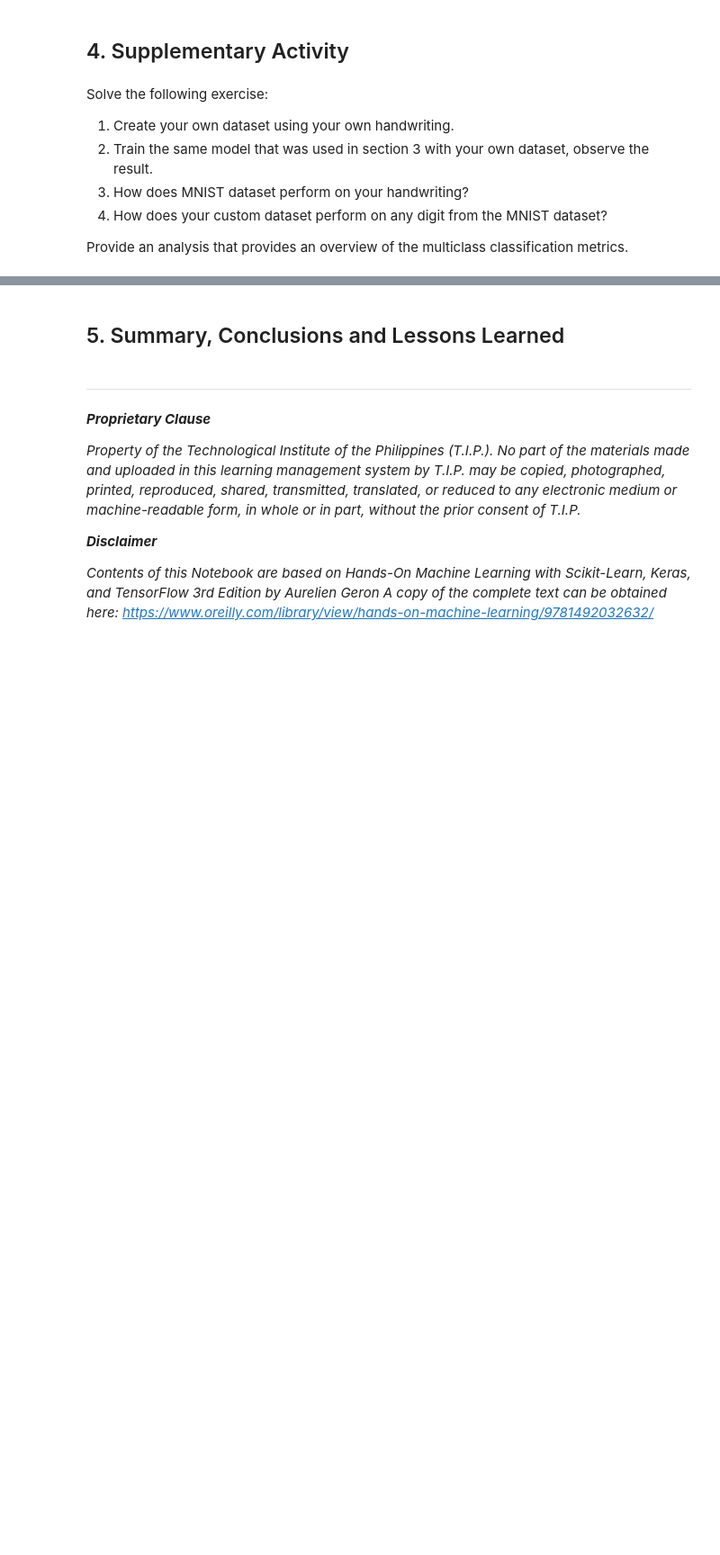
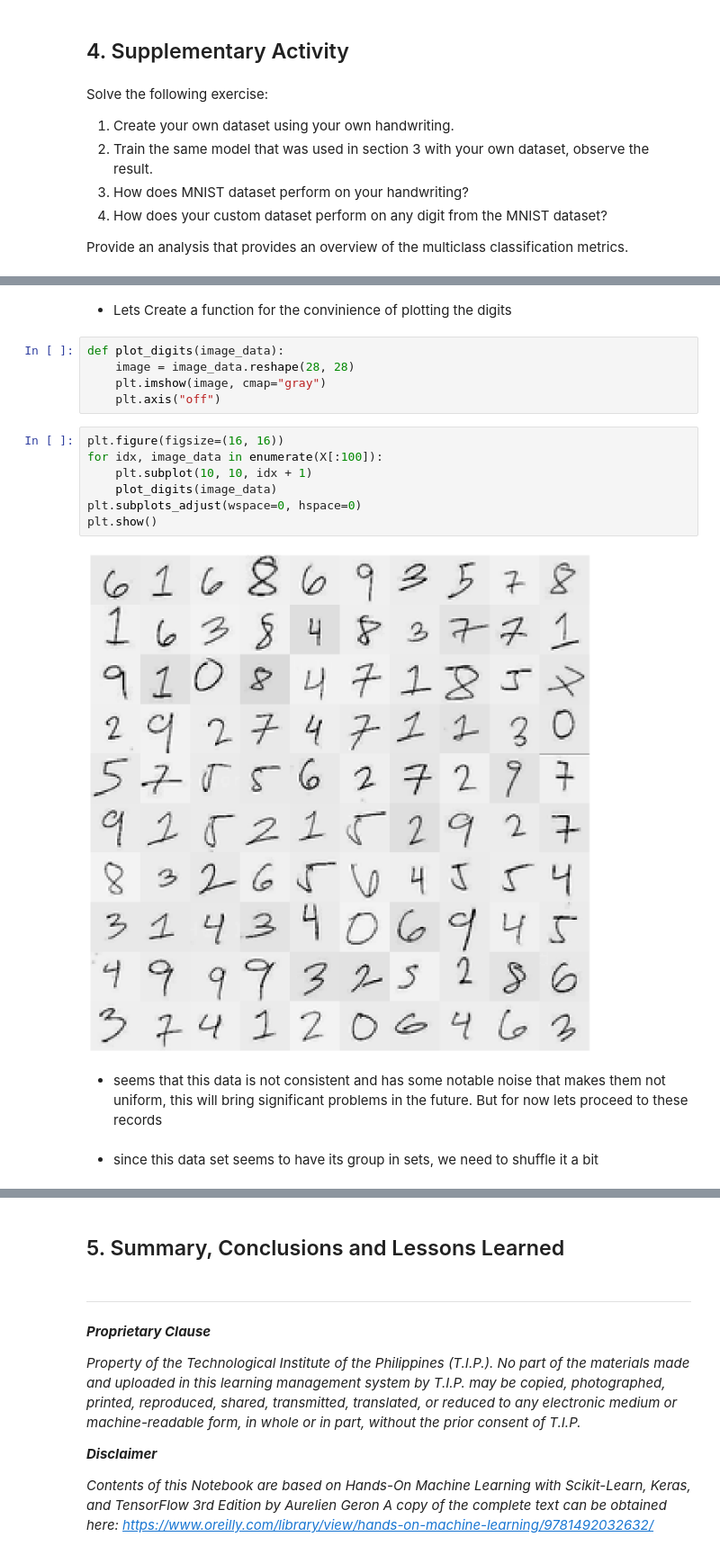
Before and after one commit to DaBloat/learn_Python, a Jupyter notebook: School_Activities/Introduction_in_Machine_Learning/Prelims/HA03/Activity_3_Classification.ipynb, the cells around one changed output, grey strips where cells are left out. Shown at 90% size. Drawn from its saved outputs; the diff is of its cells as text; blank space fills up the shorter version.

```diff
--- a/School_Activities/Introduction_in_Machine_Learning/Prelims/HA03/Activity_3_Classification.ipynb
+++ b/School_Activities/Introduction_in_Machine_Learning/Prelims/HA03/Activity_3_Classification.ipynb
@@ -513,0 +575,20 @@ Provide an analysis that provides an overview of the multiclass classification m
+# %% [markdown]
+- Lets Create a function for the convinience of plotting the digits
+# %%
+def plot_digits(image_data):
+    image = image_data.reshape(28, 28)
+    plt.imshow(image, cmap="gray")
+    plt.axis("off")
+# %%
+plt.figure(figsize=(16, 16))
+for idx, image_data in enumerate(X[:100]):
+    plt.subplot(10, 10, idx + 1)
+    plot_digits(image_data)
+plt.subplots_adjust(wspace=0, hspace=0)
+plt.show()
+# %% [output]
+[figure, added]
+# %% [markdown]
+- seems that this data is not consistent and has some notable noise that makes them not uniform, this will bring significant problems in the future. But for now lets proceed to these records
+# %% [markdown]
+- since this data set seems to have its group in sets, we need to shuffle it a bit
```
Also changed, not shown: parts of 17 cells of this notebook, 5 other files.
